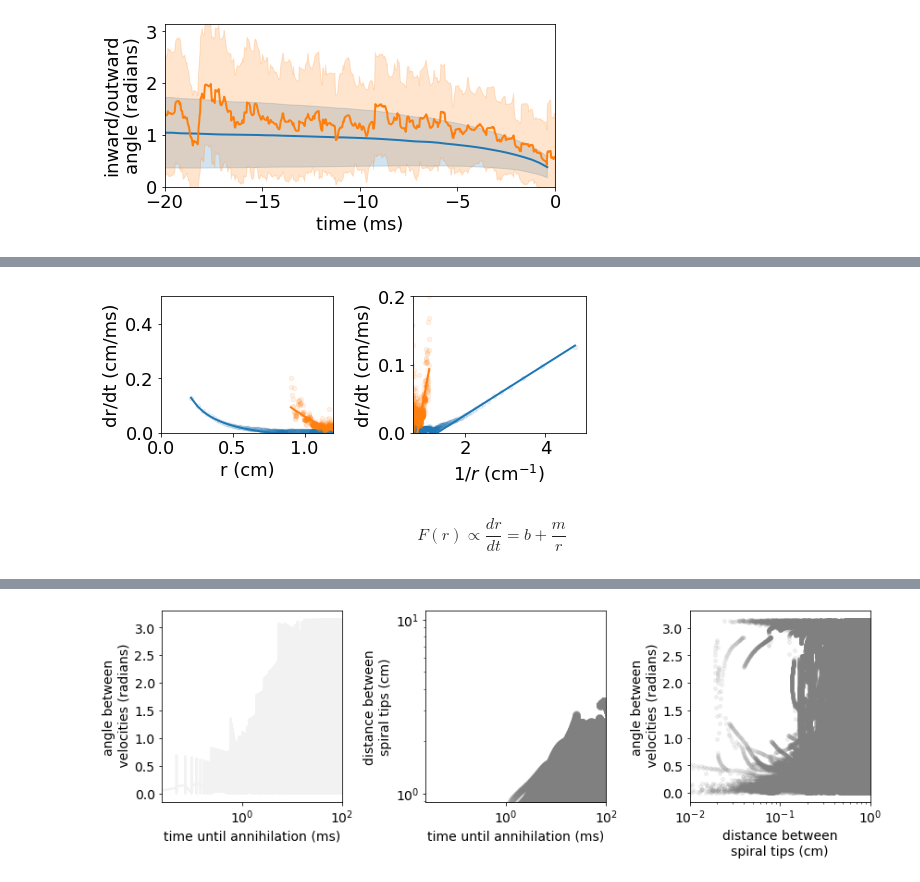
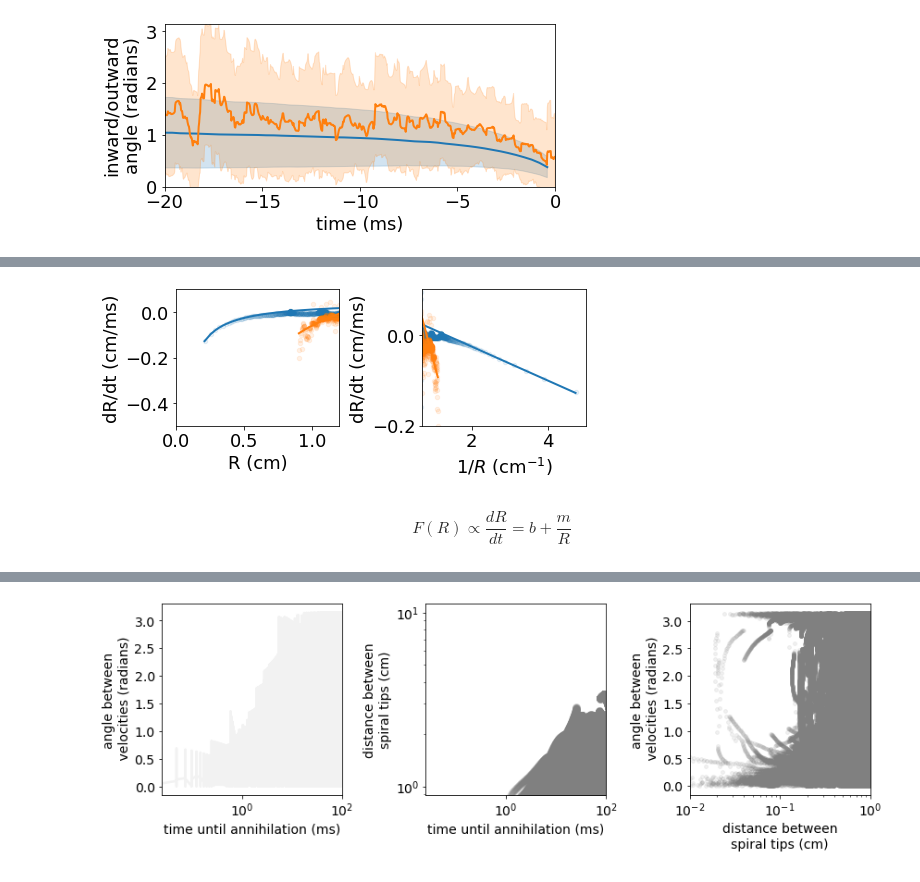
Before and after one commit to timtyree/care, a Jupyter notebook: notebooks/Measuring Average Forces between Spiral Tips.ipynb, the cells around one changed output, grey strips where cells are left out. Drawn from its saved outputs; the diff is of its cells as text; code cells hidden in the pictures.

```diff
--- a/notebooks/Measuring Average Forces between Spiral Tips.ipynb
+++ b/notebooks/Measuring Average Forces between Spiral Tips.ipynb
@@ -1114,8 +1134,8 @@ plt.show()
 # %%
 #plot the mean drdt versus r
 #compute xy values
-x_label='r (cm)'
-y_label='dr/dt (cm/ms)'
+x_label='R (cm)'
+y_label='dR/dt (cm/ms)'
 
 df_fk.sort_values('tdeath',ascending=True,inplace=True)
 df_lr.sort_values('tdeath',ascending=True,inplace=True)
@@ -1192,48 +1210,48 @@ alpha=0.1
 
 fig,axs=plt.subplots(ncols=2,figsize=(7,3))#(5,4))
 ax=axs[0]
-ax.scatter(x_values_fk,y_values_fk,c='C0',s=20,alpha=alpha)
-ax.scatter(x_values_lr,y_values_lr,c='C1',s=20,alpha=alpha)
+ax.scatter(x_values_fk,-y_values_fk,c='C0',s=20,alpha=alpha)
+ax.scatter(x_values_lr,-y_values_lr,c='C1',s=20,alpha=alpha)
 
 #plot fits
-ax.plot(x_values_fk,y_hat_values_fk,c='C0',lw=2,alpha=1)
-ax.plot(x_values_lr,y_hat_values_lr,c='C1',lw=2,alpha=1)
+ax.plot(x_values_fk,-y_hat_values_fk,c='C0',lw=2,alpha=1)
+ax.plot(x_values_lr,-y_hat_values_lr,c='C1',lw=2,alpha=1)
 
 ax.set_xlim([0,1.2])
-ax.set_ylim([-0.1,.5])
+ax.set_ylim([-0.5,.1])
 ax.set_xlabel(x_label,fontsize=fontsize)
 ax.set_ylabel(y_label,fontsize=fontsize)
 # ax.set_xscale('log')
 ax.tick_params(axis='both', which='major', labelsize=fontsize)
 ax.tick_params(axis='both', which='minor', labelsize=1)
 
 ax=axs[1]
-ax.scatter(1/x_values_fk,y_values_fk,c='C0',s=20,alpha=alpha)
-ax.scatter(1/x_values_lr,y_values_lr,c='C1',s=20,alpha=alpha)
+ax.scatter(1/x_values_fk,-y_values_fk,c='C0',s=20,alpha=alpha)
+ax.scatter(1/x_values_lr,-y_values_lr,c='C1',s=20,alpha=alpha)
 
 #plot fits
-ax.plot(1/x_values_fk,y_hat_values_fk,c='C0',lw=2,alpha=1)
-ax.plot(1/x_values_lr,y_hat_values_lr,c='C1',lw=2,alpha=1)
+ax.plot(1/x_values_fk,-y_hat_values_fk,c='C0',lw=2,alpha=1)
+ax.plot(1/x_values_lr,-y_hat_values_lr,c='C1',lw=2,alpha=1)
 
 # y_hat_values_fk
 # y_hat_values_fk
 
 ax.set_xlim([.7,5])
-ax.set_ylim([-0.1,.2])
-ax.set_xlabel(r'$1/r$ (cm$^{-1}$)',fontsize=fontsize)
+ax.set_ylim([-0.2,.1])
+ax.set_xlabel(r'$1/R$ (cm$^{-1}$)',fontsize=fontsize)
 ax.set_ylabel(y_label,fontsize=fontsize)
 
 # ax.set_xscale('log')
 ax.tick_params(axis='both', which='major', labelsize=fontsize)
 ax.tick_params(axis='both', which='minor', labelsize=1)
 #wrong bluf because aggregate
 plt.tight_layout()
 plt.show()
 # %% [output]
-[figure, old version]
+[figure, new version]
 # %% [markdown]
 $$
-F(r)\propto\frac{dr}{dt} = b + \frac{m}{r}
+F(R)\propto\frac{dR}{dt} = b + \frac{m}{R}
 $$
 # %%
 #TODO: try any more annihilation plots...
```
Also changed, not shown: parts of 23 cells of this notebook, 1 other file.
